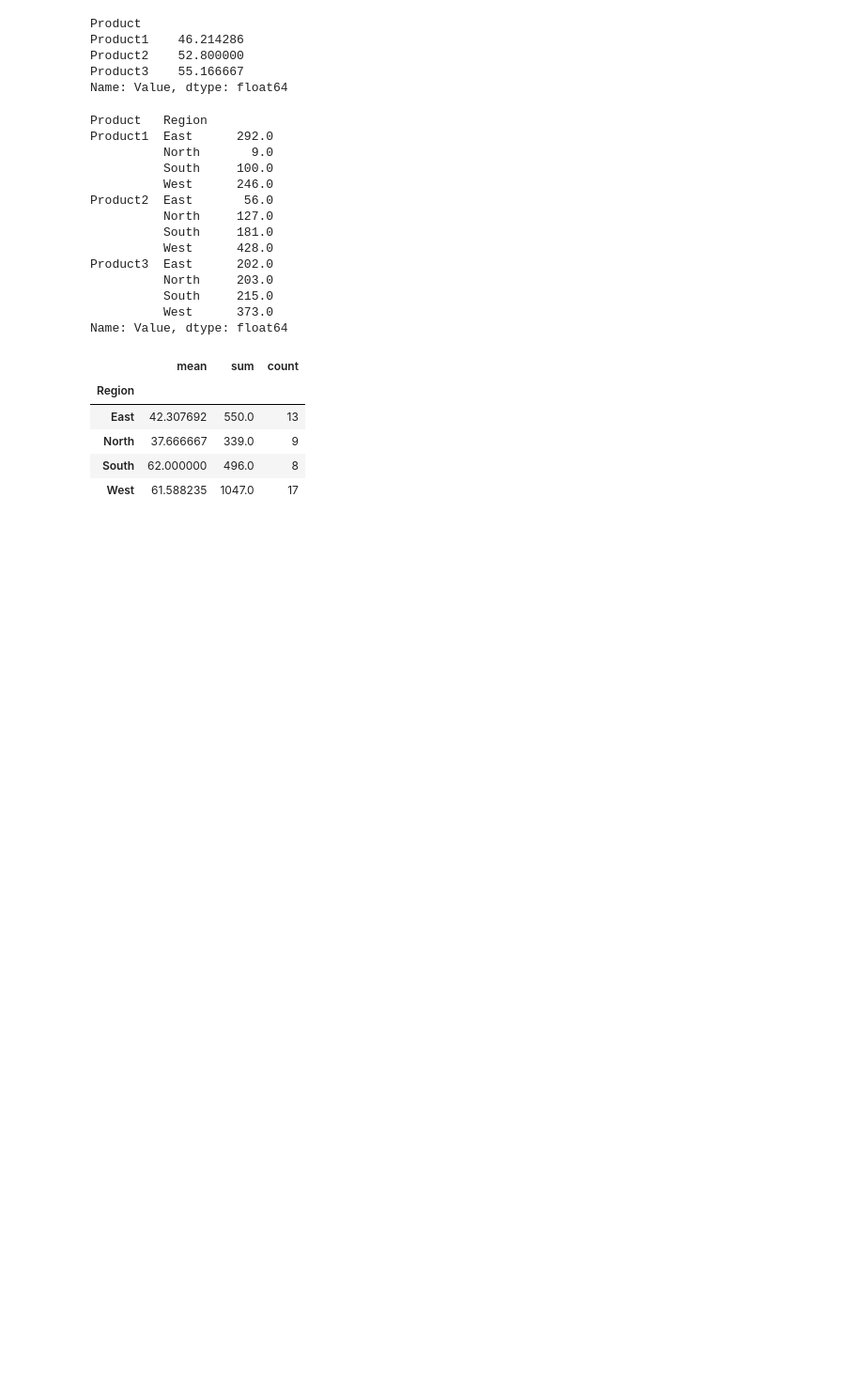
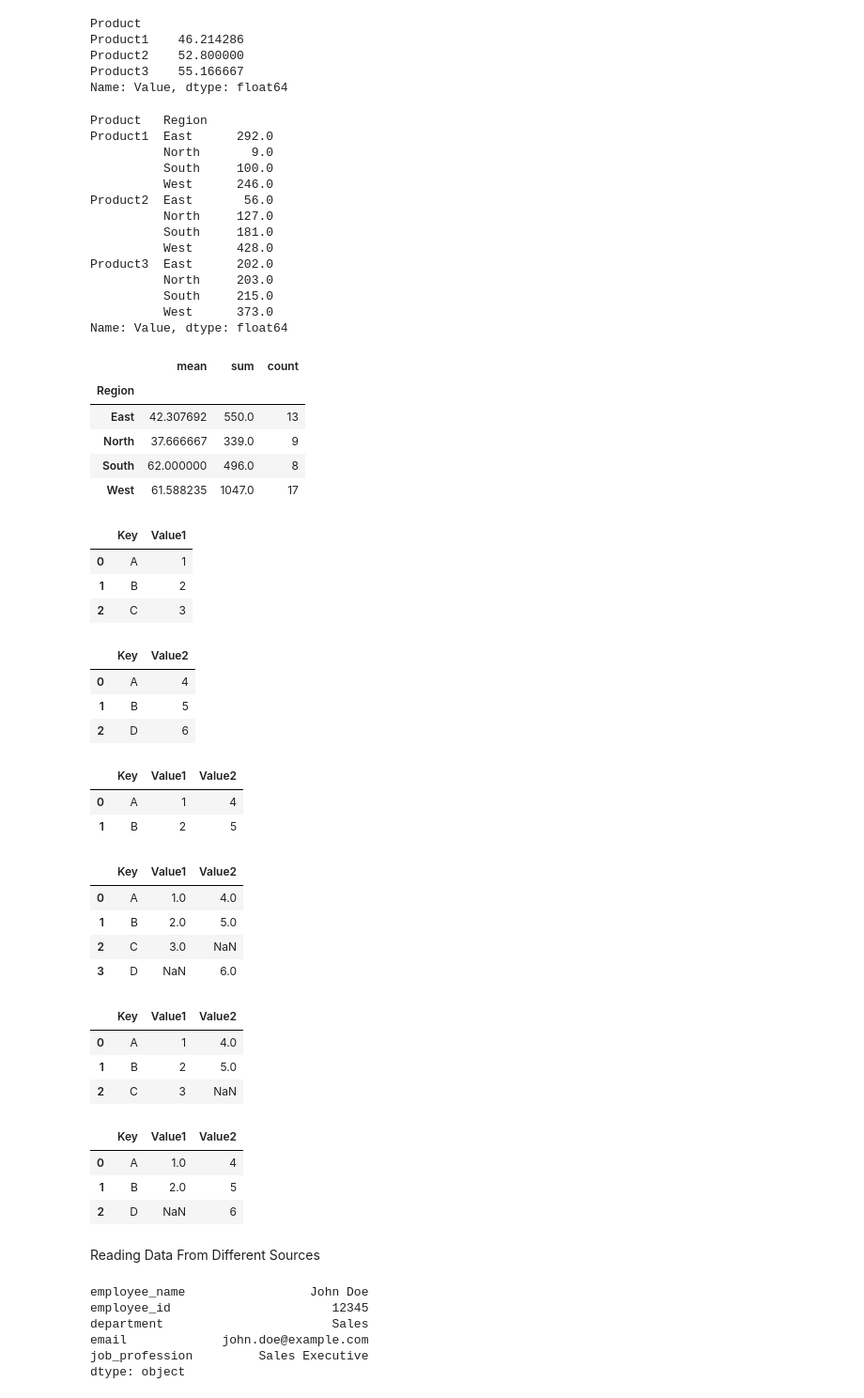
Before and after one commit to VaibhavBN17/Data_Aanalyst_Ex, a Jupyter notebook: Practices/pandas.ipynb, the cells around one changed output. Shown at 94% size. Cells and saved outputs as stored; diff of their text form; code cells hidden in the pictures; blank space fills up the shorter version.

```diff
--- a/Practices/pandas.ipynb
+++ b/Practices/pandas.ipynb
@@ -421,0 +424,63 @@ grouped_agg
+# %%
+# Creating sample Dataframes
+df1 = pd.DataFrame({'Key' : ['A', 'B', 'C'], 'Value1':[1, 2, 3]})
+df2 = pd.DataFrame({'Key' : ['A', 'B', 'D'], 'Value2':[4, 5, 6]})
+# %%
+df1
+# %% [output]
+|  | Key | Value1 |
+| 0 | A | 1 |
+| 1 | B | 2 |
+| 2 | C | 3 |
+# %%
+df2
+# %% [output]
+|  | Key | Value2 |
+| 0 | A | 4 |
+| 1 | B | 5 |
+| 2 | D | 6 |
+# %%
+# Merging and Joining DataFrames
+# Merge DataFrames on 'Key' column
+pd.merge(df1, df2, on='Key', how='inner') # on 'Key' column, inner join
+# %% [output]
+|  | Key | Value1 | Value2 |
+| 0 | A | 1 | 4 |
+| 1 | B | 2 | 5 |
+# %%
+pd.merge(df1, df2, on='Key', how='outer') # on 'Key' column, outer join
+# %% [output]
+|  | Key | Value1 | Value2 |
+| 0 | A | 1.0 | 4.0 |
+| 1 | B | 2.0 | 5.0 |
+| 2 | C | 3.0 | NaN |
+| 3 | D | NaN | 6.0 |
+# %%
+pd.merge(df1, df2, on='Key', how='left') # on 'Key' column, left join
+# %% [output]
+|  | Key | Value1 | Value2 |
+| 0 | A | 1 | 4.0 |
+| 1 | B | 2 | 5.0 |
+| 2 | C | 3 | NaN |
+# %%
+pd.merge(df1, df2, on='Key', how='right') # on 'Key' column, right join
+# %% [output]
+|  | Key | Value1 | Value2 |
+| 0 | A | 1.0 | 4 |
+| 1 | B | 2.0 | 5 |
+| 2 | D | NaN | 6 |
+# %% [markdown]
+Reading Data From Different Sources
+# %%
+import pandas as pd
+from io import StringIO
+data = '{"employee_name": "John Doe", "employee_id": 12345, "department": "Sales", "email": "john.doe@example.com", "job_profession": "Sales Executive"}'
+df = pd.read_json(StringIO(data), typ='series')
+df
+# %% [output]
+employee_name                 John Doe
+employee_id                      12345
+department                       Sales
+email             john.doe@example.com
+job_profession         Sales Executive
+dtype: object
```
Also changed, not shown: parts of 1 cell of this notebook, 1 other file.
